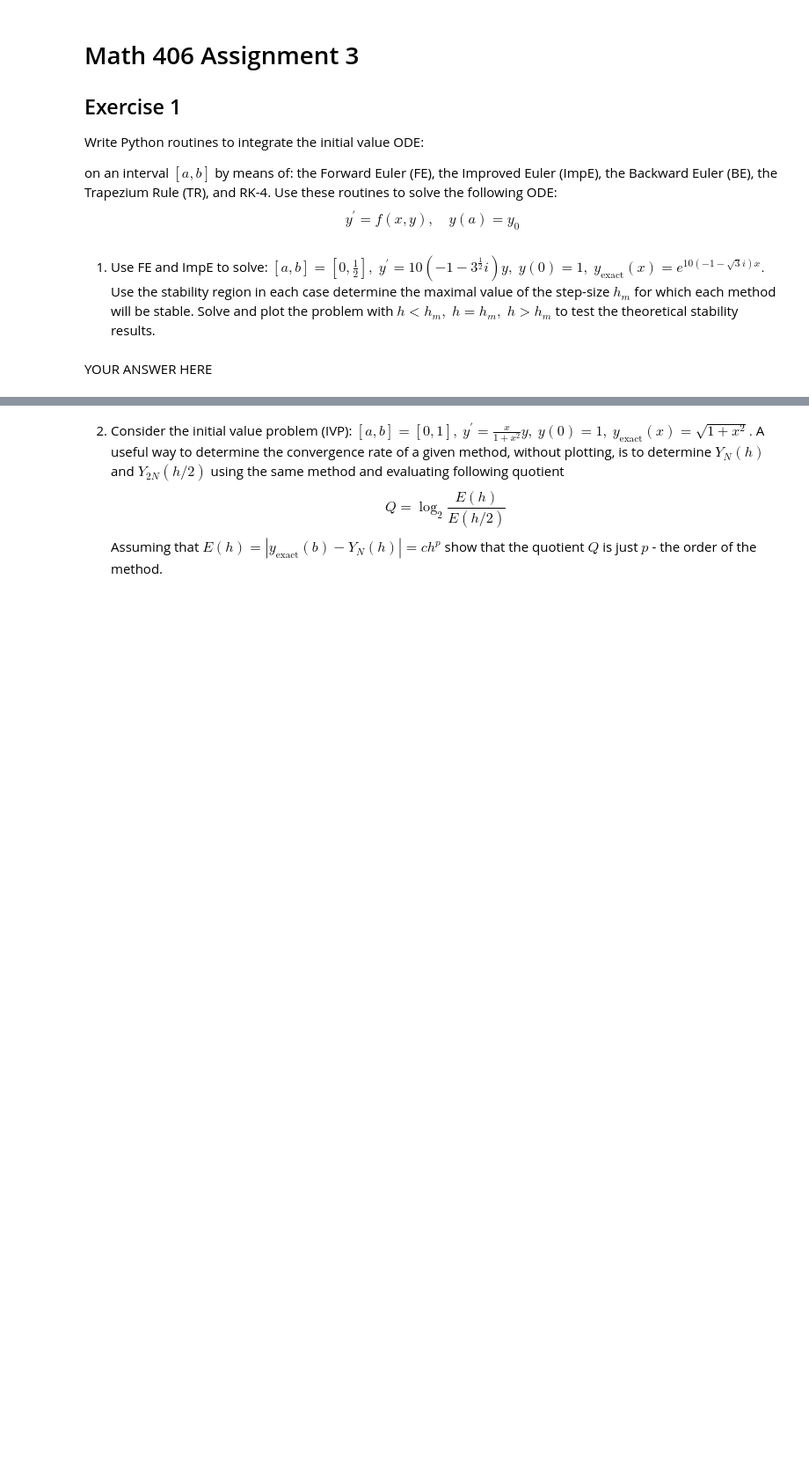
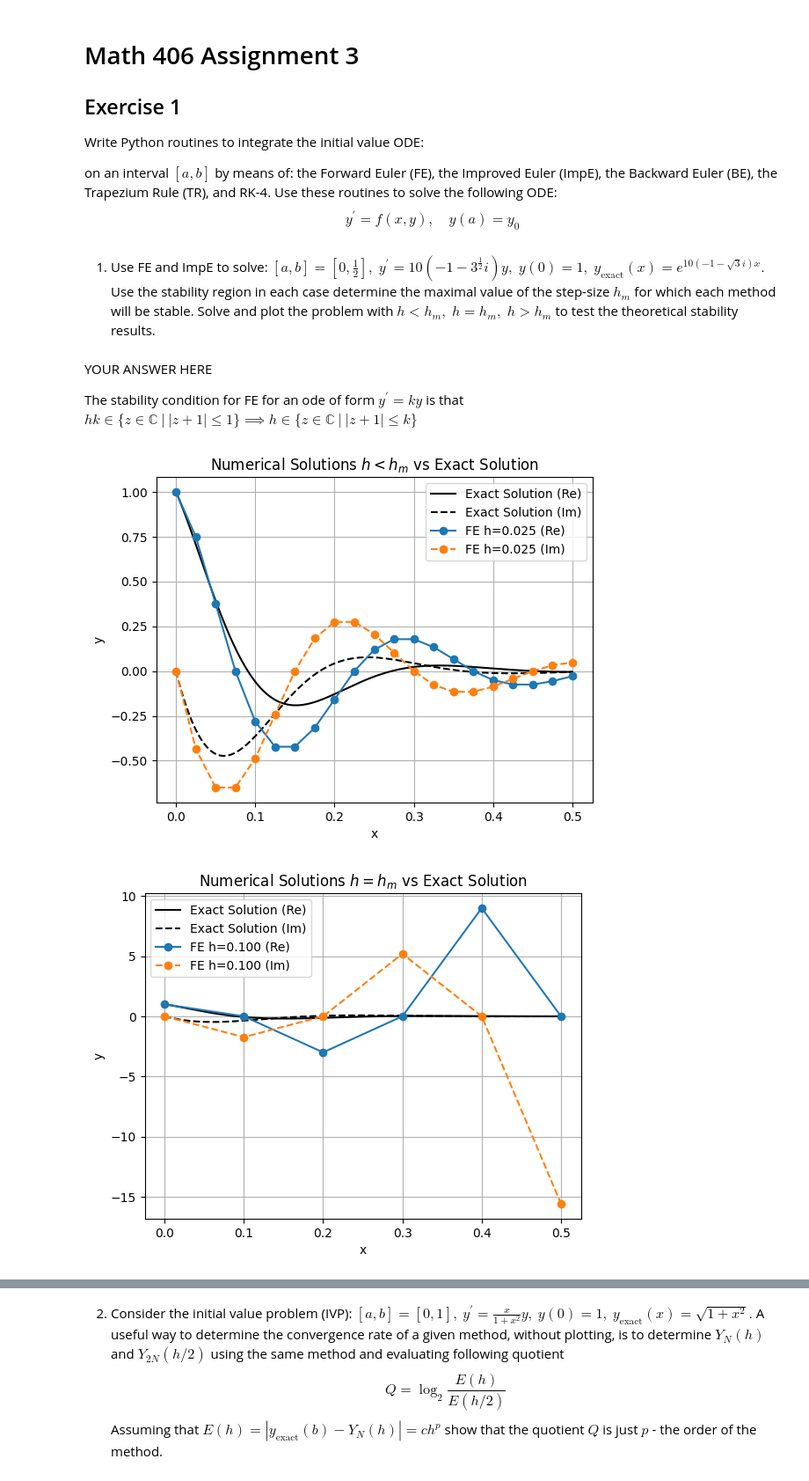
Before and after one commit to lfranz922/Math-406, a Jupyter notebook: Assignment_3_student.ipynb, the cells around one changed output, grey strips where cells are left out. Shown at 88% size. Drawn from its saved outputs; the diff is of its cells as text; code cells hidden in the pictures; blank space fills up the shorter version.

```diff
--- a/Assignment_3_student.ipynb
+++ b/Assignment_3_student.ipynb
@@ -33,5 +33,3 @@ $$
 # %% [markdown]
 1. Use FE and ImpE to solve:
 $[a,b]=[0,\frac{1}{2}],\; y^{\prime}=10(-1-3^{\frac{1}{2}}i)y,\; y(0)=1,\; y_{\text{exact}}(x)=e^{10(-1-\sqrt{3}i)x}.$ Use the stability region in each case determine the maximal value of the step-size $h_{m}$ for which each method will be stable. Solve and plot the problem with $h<h_{m},\;  h=h_{m},\; h>h_{m}$ to test the theoretical stability results.
-# %% [markdown]
-YOUR ANSWER HERE
@@ -47,0 +36,4 @@ raise NotImplementedError()
+# %% [markdown]
+YOUR ANSWER HERE
+
+The stability condition for FE for an ode of form $y^\prime = ky$ is that $hk \in \{ z \in \mathbb{C} \ | \ |z+1| \leq 1 \} \implies h \in \{ z \in \mathbb{C} \ | \ |z+1| \leq k \}$
@@ -47,0 +122,57 @@ raise NotImplementedError()
+# %%
+hm_FE = 0
+hm_ImpE = 0
+# YOUR CODE HERE
+# Define the problem parameters
+a, b = 0, 0.5
+y0 = 1
+lambda_val = 10 * (-1 - np.sqrt(3) * 1j)
+f = lambda x, y: lambda_val * y
+
+h_FE_max = 2 / abs(lambda_val)  # Stability condition for Forward Euler
+h_ImpE_max = 2 / abs(lambda_val)  # Approximate for Improved Euler
+
+# Step sizes for testing
+h_values = [(h_FE_max / 4, r"$h < h_m$"), (h_FE_max, r"$h = h_m$"), (h_FE_max * 1.1, r"$h > h_m$")]
+
+
+# Plot solutions
+# plt.figure(figsize=(10, 6))
+x_exact = np.linspace(a, b, 1000)
+y_exact = exact(x_exact)
+# plt.plot(x_exact, y_exact.real, 'k-', label='Exact Solution (Re)')
+# plt.plot(x_exact, y_exact.imag, 'k--', label='Exact Solution (Im)')
+
+for h, stability in h_values:
+    plt.plot(x_exact, y_exact.real, 'k-', label='Exact Solution (Re)')
+    plt.plot(x_exact, y_exact.imag, 'k--', label='Exact Solution (Im)')
+
+    x_fe, y_fe = FE(f, a, b, y0, h)
+    plt.plot(x_fe, y_fe.real, 'o-', label=f'FE h={h:.3f} (Re)')
+    plt.plot(x_fe, y_fe.imag, 'o--', label=f'FE h={h:.3f} (Im)')
+
+    plt.xlabel('x')
+    plt.ylabel('y')
+    plt.legend()
+    plt.title('Numerical Solutions '+ stability + ' vs Exact Solution')
+    plt.grid()
+    plt.show()
+
+for h, stability in h_values:
+    plt.plot(x_exact, y_exact.real, 'k-', label='Exact Solution (Re)')
+    plt.plot(x_exact, y_exact.imag, 'k--', label='Exact Solution (Im)')
+
+    x_ie, y_ie = ImpE(f, a, b, y0, h)
+    plt.plot(x_ie, y_ie.real, 's-', label=f'ImpE h={h:.3f} (Re)')
+    plt.plot(x_ie, y_ie.imag, 's--', label=f'ImpE h={h:.3f} (Im)')
+
+    plt.xlabel('x')
+    plt.ylabel('y')
+    plt.legend()
+    plt.title('Numerical Solutions '+ stability + ' vs Exact Solution')
+    plt.grid()
+    plt.show()
+# raise NotImplementedError()
+# %% [output]
+[figure, added]
+[figure, added]
```
Also changed, not shown: parts of 30 cells of this notebook.
